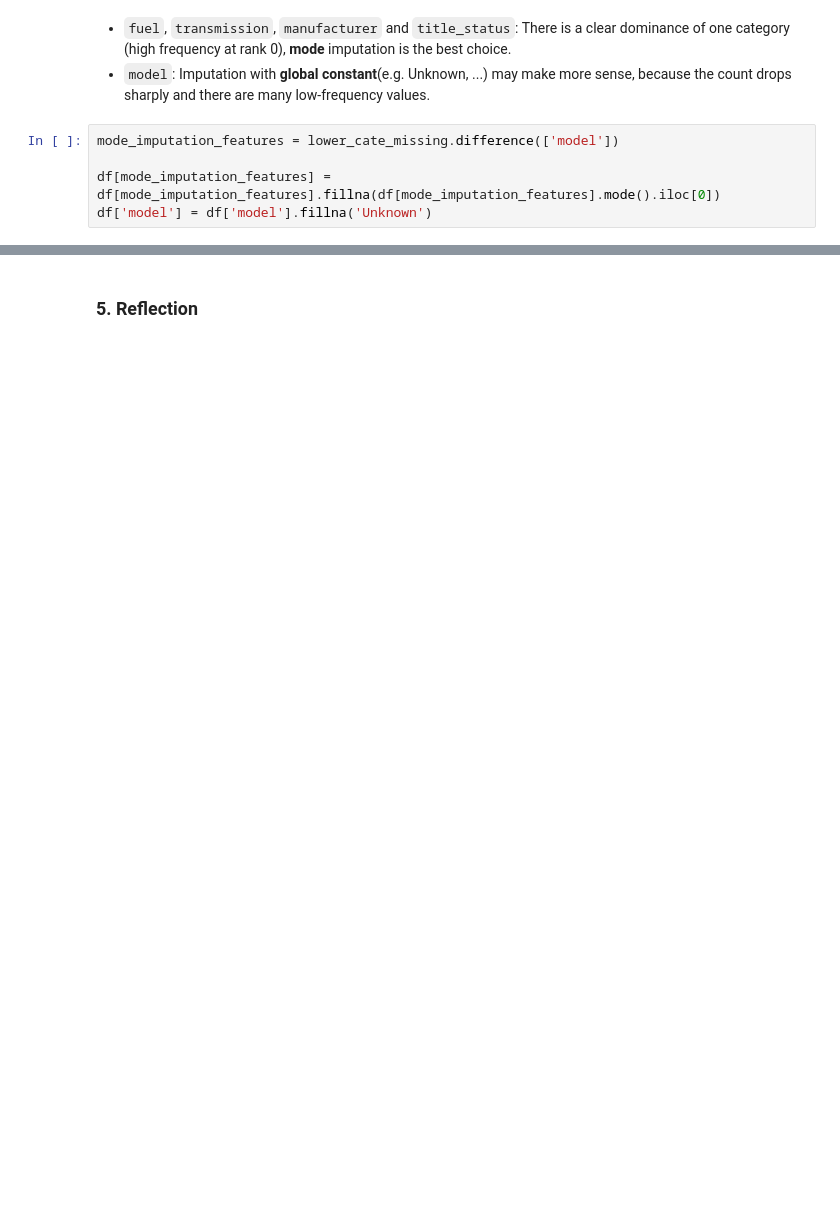
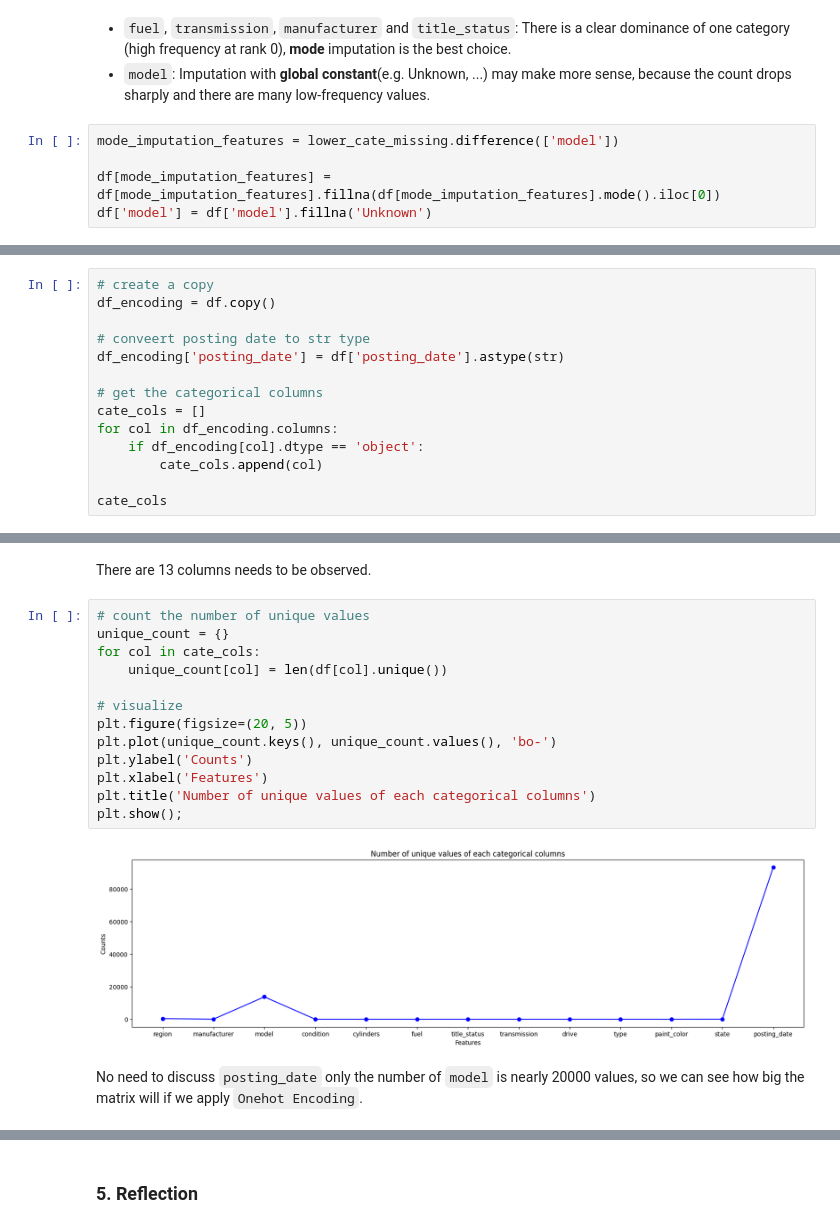
Before and after one commit to Chien-VuMinh/Used-Cars, a Jupyter notebook: Used Cars.ipynb, the cells around one changed output, grey strips where cells are left out. Cells and saved outputs as stored; diff of their text form; blank space fills up the shorter version.

```diff
--- a/Used Cars.ipynb
+++ b/Used Cars.ipynb
@@ -404,0 +413,14 @@ Since the proportions of missing values of these features exceed 20%, applying *
+# %%
+# create a copy
+df_encoding = df.copy()
+
+# conveert posting date to str type
+df_encoding['posting_date'] = df['posting_date'].astype(str)
+
+# get the categorical columns
+cate_cols = []
+for col in df_encoding.columns:
+    if df_encoding[col].dtype == 'object':
+        cate_cols.append(col)
+
+cate_cols
@@ -404,0 +441,19 @@ Since the proportions of missing values of these features exceed 20%, applying *
+# %% [markdown]
+There are 13 columns needs to be observed.
+# %%
+# count the number of unique values
+unique_count = {}
+for col in cate_cols:
+    unique_count[col] = len(df[col].unique())
+
+# visualize
+plt.figure(figsize=(20, 5))
+plt.plot(unique_count.keys(), unique_count.values(), 'bo-')
+plt.ylabel('Counts')
+plt.xlabel('Features')
+plt.title('Number of unique values of each categorical columns')
+plt.show();
+# %% [output]
+[figure, added]
+# %% [markdown]
+No need to discuss `posting_date` only the number of `model` is nearly 20000 values, so we can see how big the matrix will if we apply `Onehot Encoding`.
```
Also changed, not shown: parts of 33 cells of this notebook.
